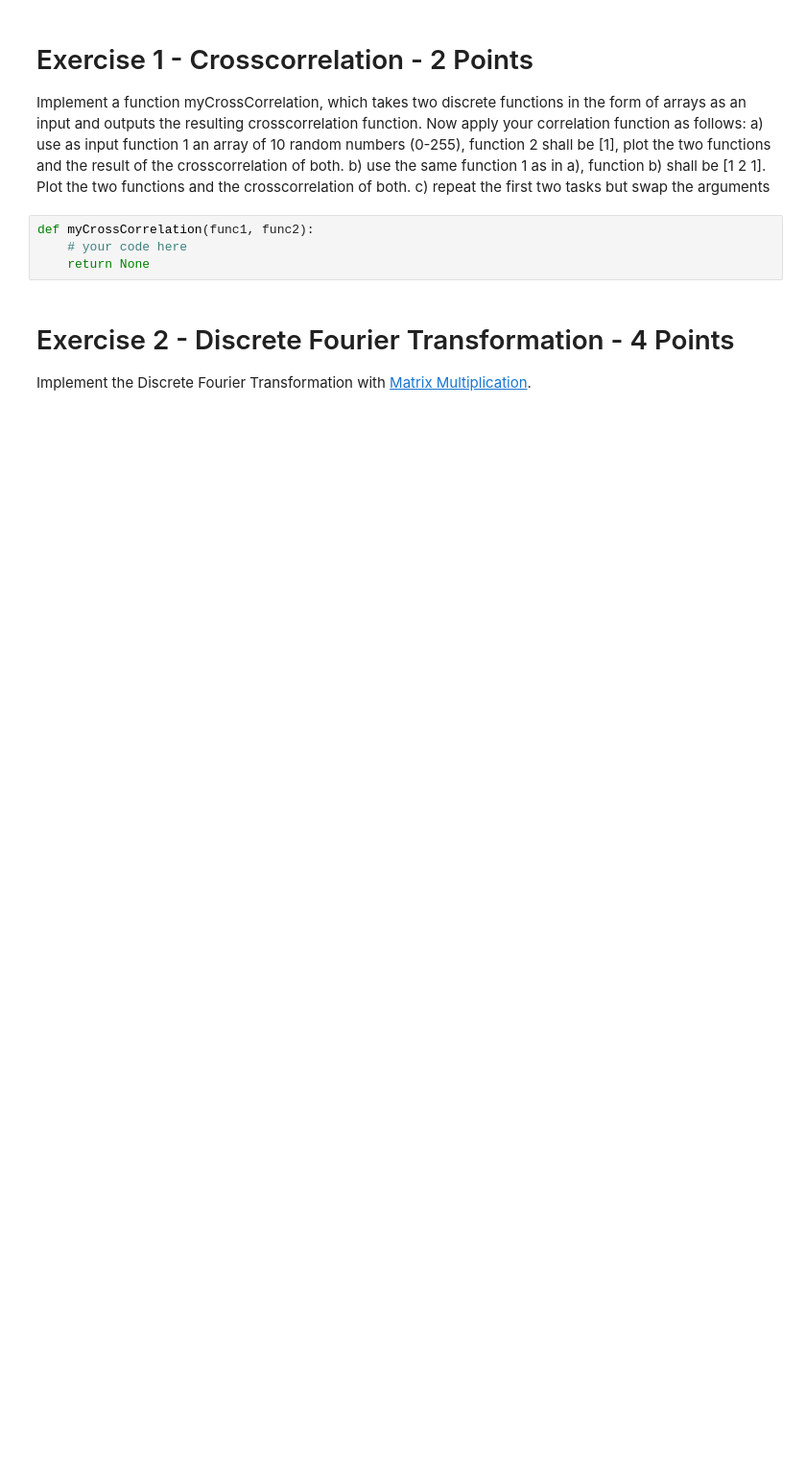
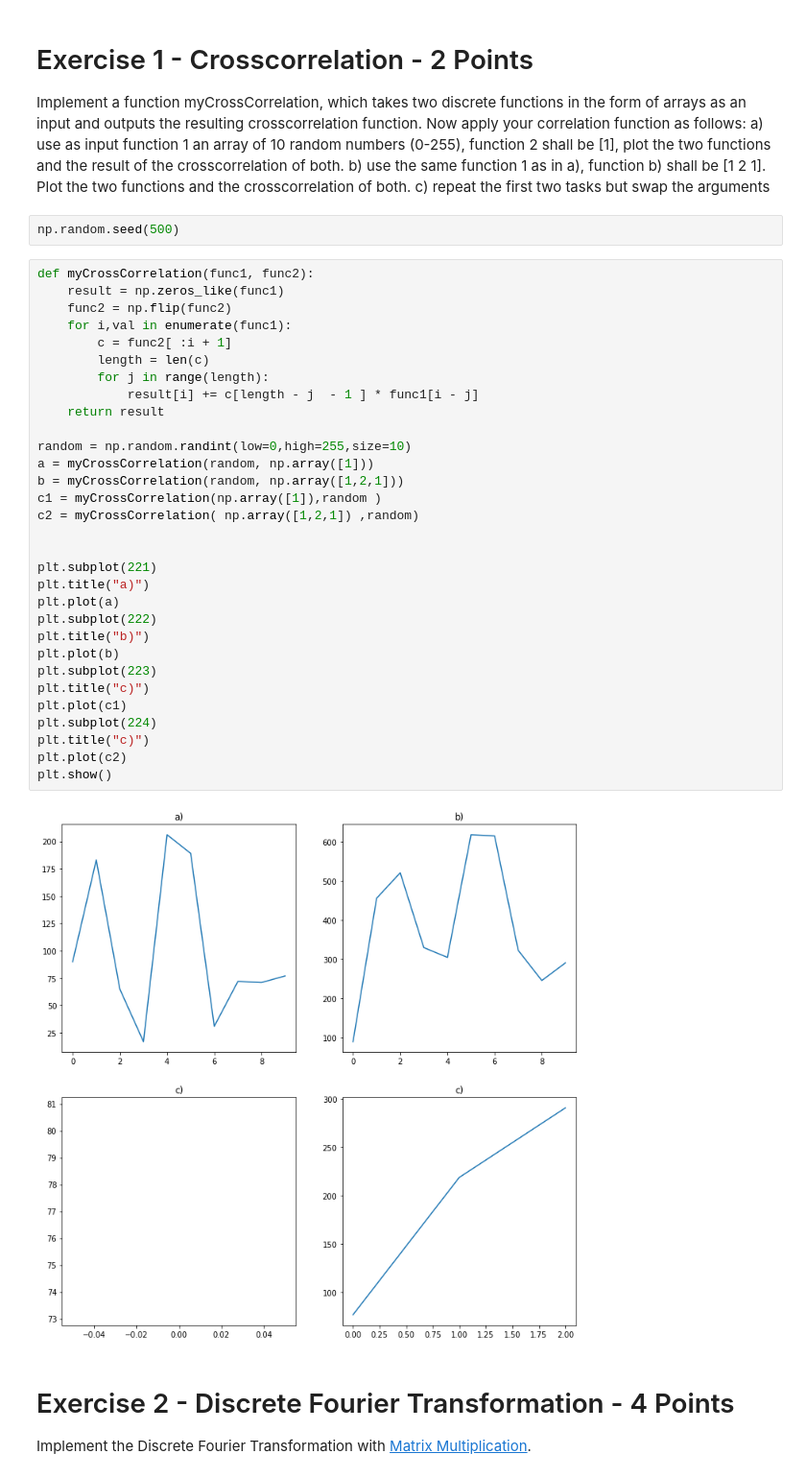
Before and after one commit to Ad96el/Bilderkennung, a Jupyter notebook: assignments/06_assignment.ipynb, the cells around one changed output. Shown at 96% size. Saved outputs shown, nothing was run; the diff lists cells and outputs as text; blank space fills up the shorter version.

```diff
--- a/assignments/06_assignment.ipynb
+++ b/assignments/06_assignment.ipynb
@@ -27,10 +29,41 @@ Implement a function myCrossCorrelation, which takes two discrete functions in t
 a) use as input function 1 an array of 10 random numbers (0-255), function 2 shall be [1], plot the two functions and the result of the crosscorrelation of both.
 b) use the same function 1 as in a), function b) shall be [1 2 1]. Plot the two functions and the crosscorrelation of both.
 c) repeat the first two tasks but swap the arguments
-# %%
-def myCrossCorrelation(func1, func2):
-    # your code here
-    return None
+# %%
+np.random.seed(500)
+# %%
+def myCrossCorrelation(func1, func2):
+    result = np.zeros_like(func1)
+    func2 = np.flip(func2)
+    for i,val in enumerate(func1):
+        c = func2[ :i + 1]
+        length = len(c)
+        for j in range(length):
+            result[i] += c[length - j  - 1 ] * func1[i - j]
+    return result
+
+random = np.random.randint(low=0,high=255,size=10)
+a = myCrossCorrelation(random, np.array([1]))
+b = myCrossCorrelation(random, np.array([1,2,1]))
+c1 = myCrossCorrelation(np.array([1]),random )
+c2 = myCrossCorrelation( np.array([1,2,1]) ,random)
+
+
+plt.subplot(221)
+plt.title("a)")
+plt.plot(a)
+plt.subplot(222)
+plt.title("b)")
+plt.plot(b)
+plt.subplot(223)
+plt.title("c)")
+plt.plot(c1)
+plt.subplot(224)
+plt.title("c)")
+plt.plot(c2)
+plt.show()
+# %% [output]
+[figure, added]
 # %% [markdown]
 # Exercise 2 - Discrete Fourier Transformation - 4 Points
 Implement the Discrete Fourier Transformation with [Matrix Multiplication](https://en.wikipedia.org/wiki/DFT_matrix).
```
Also changed, not shown: parts of 11 cells of this notebook, 1 other file.
